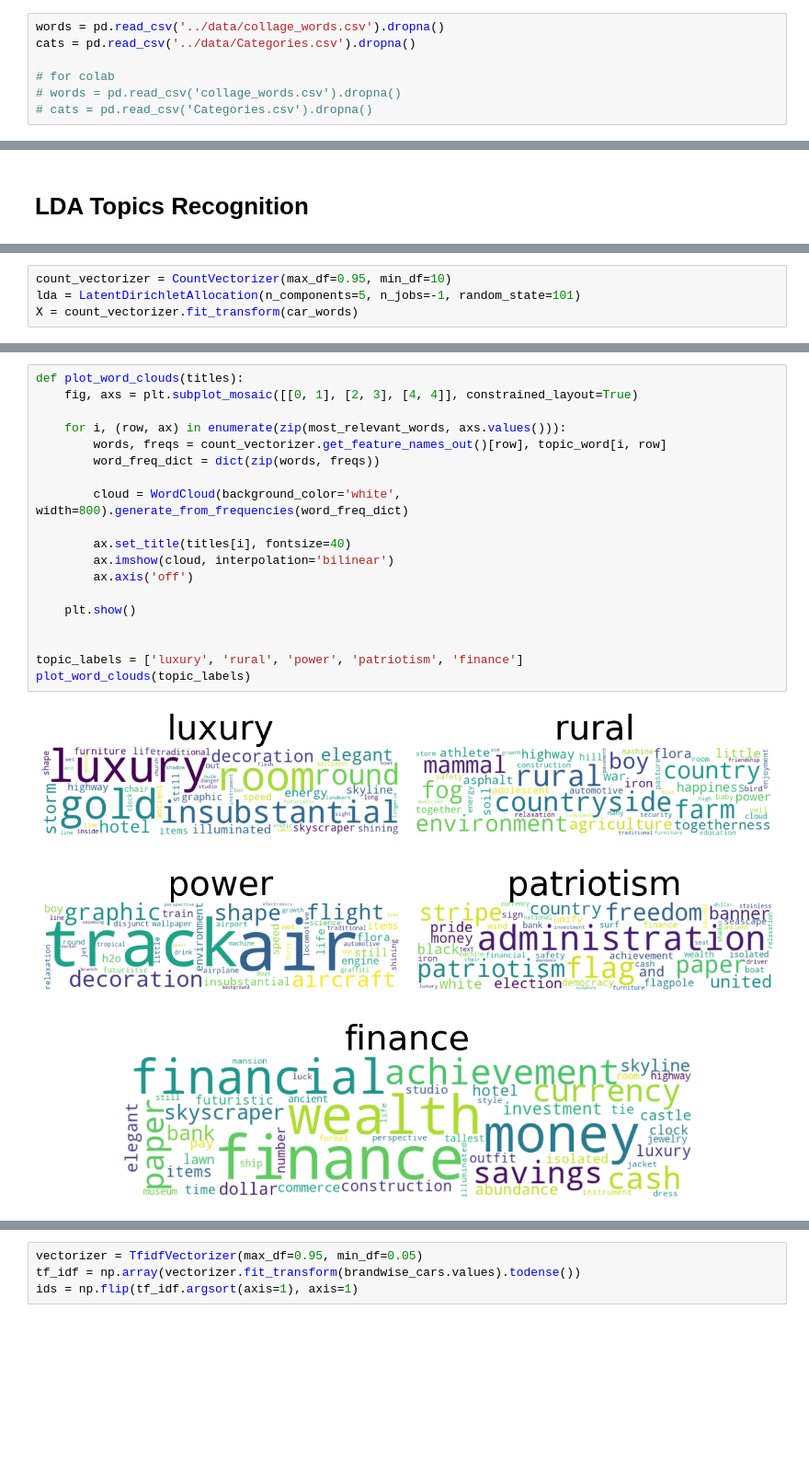
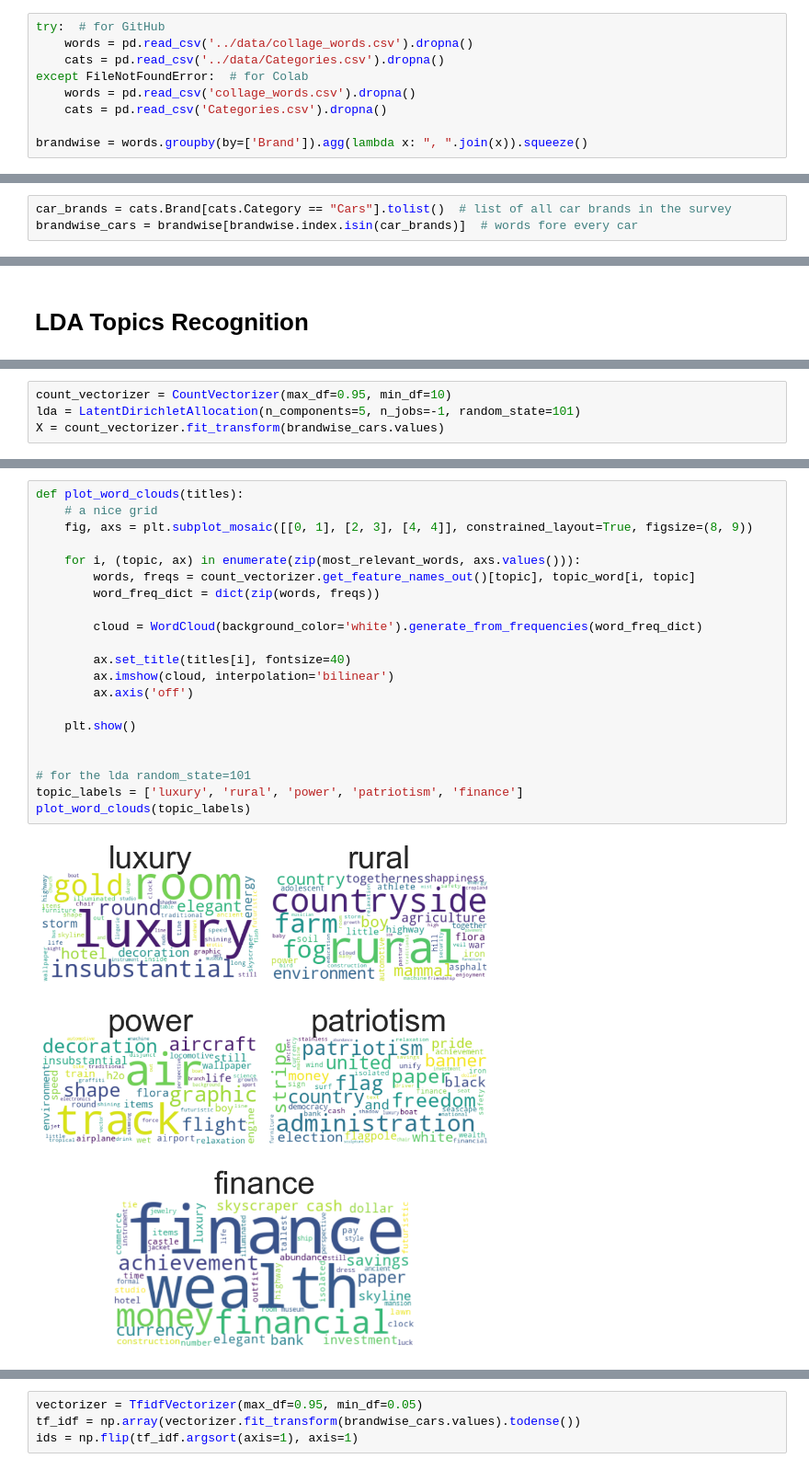
Before and after one commit to Chelovek2002/pechenye-Yubileynoye, a Jupyter notebook: source/get_score_topic_brand.ipynb, the cells around one changed output, grey strips where cells are left out. Shown: that part at 92% size. Saved outputs shown, nothing was run; the diff lists cells and outputs as text; blank space fills up the shorter version.

```diff
--- a/source/get_score_topic_brand.ipynb
+++ b/source/get_score_topic_brand.ipynb
@@ -11,9 +13,11 @@ from wordcloud import WordCloud
 # !wget -q -P /content 'https://github.com/Chelovek2002/pechenye-Yubileynoye/raw/2025d28d6fe8ff46f43a9d7480057c4493cba4e2/data/collage_words.csv'
 # !wget -q -P /content 'https://github.com/Chelovek2002/pechenye-Yubileynoye/raw/2025d28d6fe8ff46f43a9d7480057c4493cba4e2/data/Categories.csv'
 # %%
-words = pd.read_csv('../data/collage_words.csv').dropna()
-cats = pd.read_csv('../data/Categories.csv').dropna()
+try:  # for GitHub
+    words = pd.read_csv('../data/collage_words.csv').dropna()
+    cats = pd.read_csv('../data/Categories.csv').dropna()
+except FileNotFoundError:  # for Colab
+    words = pd.read_csv('collage_words.csv').dropna()
+    cats = pd.read_csv('Categories.csv').dropna()
 
-# for colab
-# words = pd.read_csv('collage_words.csv').dropna()
-# cats = pd.read_csv('Categories.csv').dropna()
+brandwise = words.groupby(by=['Brand']).agg(lambda x: ", ".join(x)).squeeze()
@@ -25,0 +24,3 @@ brandwise_cars = brandwise[brandwise.index.isin(car_brands)]
+# %%
+car_brands = cats.Brand[cats.Category == "Cars"].tolist()  # list of all car brands in the survey
+brandwise_cars = brandwise[brandwise.index.isin(car_brands)]  # words fore every car
@@ -30,5 +39,5 @@ car_words = brandwise_cars.values
 # %%
 count_vectorizer = CountVectorizer(max_df=0.95, min_df=10)
 lda = LatentDirichletAllocation(n_components=5, n_jobs=-1, random_state=101)
-X = count_vectorizer.fit_transform(car_words)
+X = count_vectorizer.fit_transform(brandwise_cars.values)
 # %%
@@ -38,22 +47,24 @@ topic_word = lda.components_
 most_relevant_words = np.flip(np.argsort(topic_word, axis=1), axis=1)[:, :50]
 # %%
 def plot_word_clouds(titles):
-    fig, axs = plt.subplot_mosaic([[0, 1], [2, 3], [4, 4]], constrained_layout=True)
+    # a nice grid
+    fig, axs = plt.subplot_mosaic([[0, 1], [2, 3], [4, 4]], constrained_layout=True, figsize=(8, 9))
 
-    for i, (row, ax) in enumerate(zip(most_relevant_words, axs.values())):
-        words, freqs = count_vectorizer.get_feature_names_out()[row], topic_word[i, row]
+    for i, (topic, ax) in enumerate(zip(most_relevant_words, axs.values())):
+        words, freqs = count_vectorizer.get_feature_names_out()[topic], topic_word[i, topic]
         word_freq_dict = dict(zip(words, freqs))
 
-        cloud = WordCloud(background_color='white', width=800).generate_from_frequencies(word_freq_dict)
+        cloud = WordCloud(background_color='white').generate_from_frequencies(word_freq_dict)
 
         ax.set_title(titles[i], fontsize=40)
         ax.imshow(cloud, interpolation='bilinear')
         ax.axis('off')
 
     plt.show()
 
 
+# for the lda random_state=101
 topic_labels = ['luxury', 'rural', 'power', 'patriotism', 'finance']
 plot_word_clouds(topic_labels)
 # %% [output]
-[figure, old version]
+[figure, new version]
```
Also changed, not shown: parts of 27 cells of this notebook.
